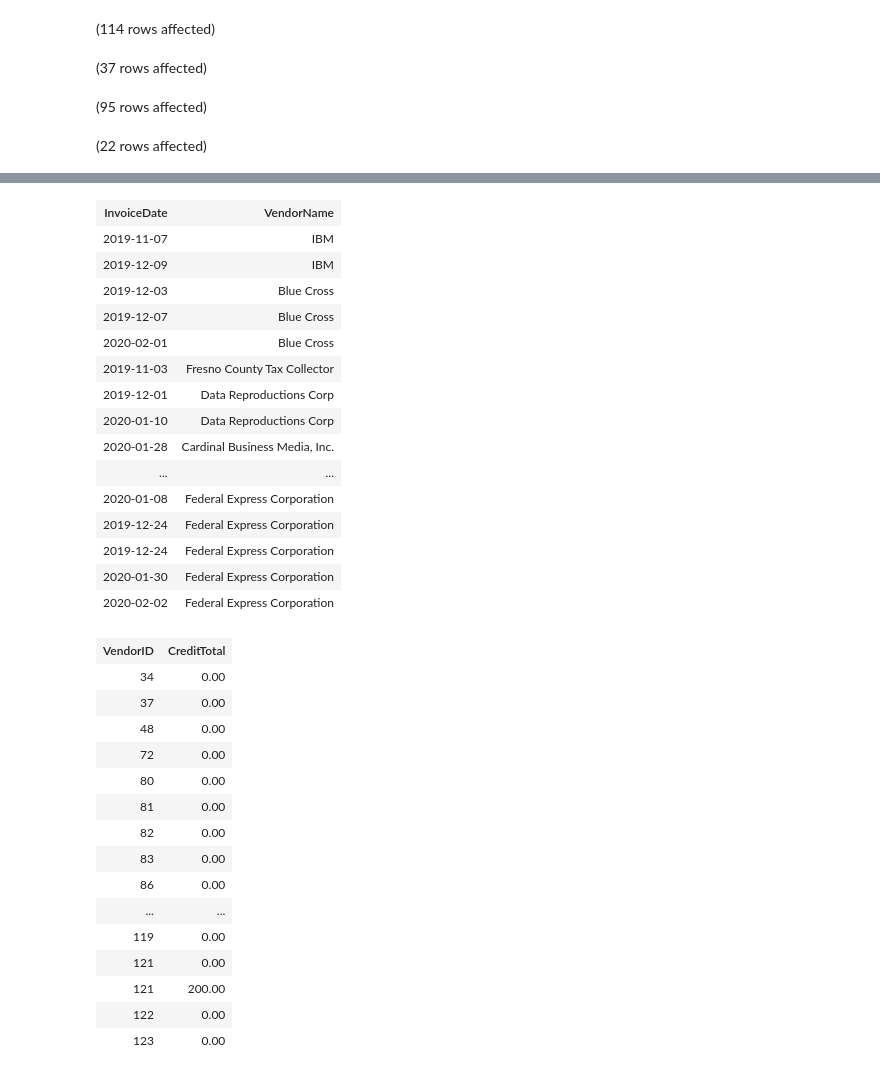
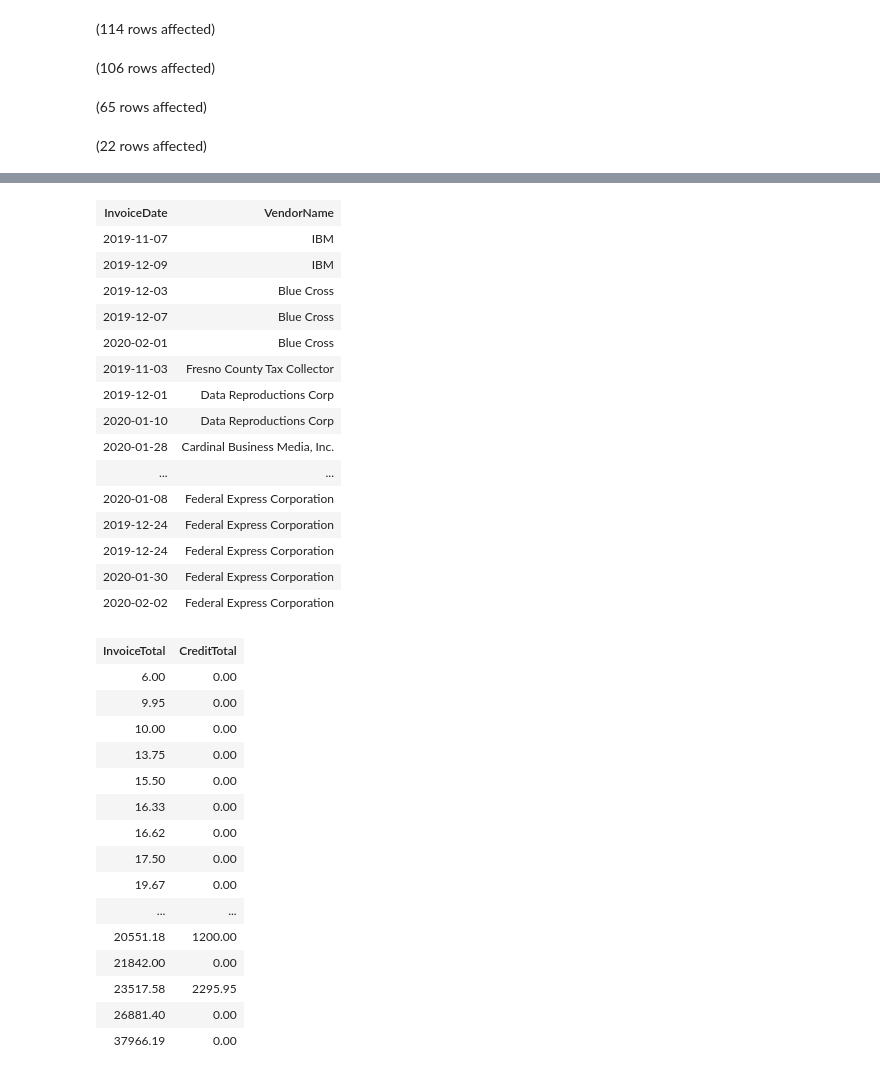
Before and after one commit to hekaplex/2022_03_DSI_WD, a Jupyter notebook: Temitope_Oyeleye/Python/AP A2-1.ipynb, the cells around one changed output, grey strips where cells are left out. Saved outputs shown, nothing was run; the diff lists cells and outputs as text; code cells hidden in the pictures.

```diff
--- a/Temitope_Oyeleye/Python/AP A2-1.ipynb
+++ b/Temitope_Oyeleye/Python/AP A2-1.ipynb
@@ -1,23 +1,27 @@
 # %%
+-- Comparing tables to See Dates Vendors are Invoiced
 SELECT InvoiceDate, VendorName
 FROM Vendors JOIN Invoices
     ON Vendors.VendorID = Invoices.VendorID;
 GO
 
-SELECT VendorID, CreditTotal
+-- Identified all Credit Used on Invoice
+SELECT InvoiceTotal, CreditTotal
     FROM Invoices
 INTERSECT
-SELECT VendorID, CreditTotal
+SELECT InvoiceTotal, CreditTotal
     FROM Invoices;
 GO
 
+-- What AVG invoiceTotals are < $200
 SELECT InvoiceID, AVG(InvoiceTotal) AS AverageInvoiceAmount
 FROM Invoices
 GROUP BY InvoiceID
-HAVING AVG(InvoiceTotal) < 2000
+HAVING AVG(InvoiceTotal) < 200
 ORDER BY AverageInvoiceAmount ASC;
 GO
 
+--#s of Vendors in Diff groups with same InvoiceTotal  > $3000
 SELECT InvoiceID, InvoiceTotal, COUNT (*) AS QtyVendors
 FROM Invoices
 WHERE InvoiceTotal > 3000
@@ -25,6 +29,6 @@ GROUP BY GROUPING SETS(InvoiceID, InvoiceTotal)
 ORDER BY InvoiceID DESC, InvoiceTotal DESC;
 # %% [output]
 (114 rows affected)
-(37 rows affected)
+(106 rows affected)
-(95 rows affected)
+(65 rows affected)
 (22 rows affected)
@@ -32,35 +36,35 @@ Total execution time: 00:00:00.030
 | InvoiceDate | VendorName |
 | 2019-11-07 | IBM |
 | 2019-12-09 | IBM |
 | 2019-12-03 | Blue Cross |
 | 2019-12-07 | Blue Cross |
 | 2020-02-01 | Blue Cross |
 | 2019-11-03 | Fresno County Tax Collector |
 | 2019-12-01 | Data Reproductions Corp |
 | 2020-01-10 | Data Reproductions Corp |
 | 2020-01-28 | Cardinal Business Media, Inc. |
 | ... | ... |
 | 2020-01-08 | Federal Express Corporation |
 | 2019-12-24 | Federal Express Corporation |
 | 2019-12-24 | Federal Express Corporation |
 | 2020-01-30 | Federal Express Corporation |
 | 2020-02-02 | Federal Express Corporation |
-| VendorID | CreditTotal |
-| 34 | 0.00 |
-| 37 | 0.00 |
-| 48 | 0.00 |
-| 72 | 0.00 |
-| 80 | 0.00 |
-| 81 | 0.00 |
-| 82 | 0.00 |
-| 83 | 0.00 |
-| 86 | 0.00 |
+| InvoiceTotal | CreditTotal |
+| 6.00 | 0.00 |
+| 9.95 | 0.00 |
+| 10.00 | 0.00 |
+| 13.75 | 0.00 |
+| 15.50 | 0.00 |
+| 16.33 | 0.00 |
+| 16.62 | 0.00 |
+| 17.50 | 0.00 |
+| 19.67 | 0.00 |
 | ... | ... |
-| 119 | 0.00 |
-| 121 | 0.00 |
-| 121 | 200.00 |
-| 122 | 0.00 |
-| 123 | 0.00 |
+| 20551.18 | 1200.00 |
+| 21842.00 | 0.00 |
+| 23517.58 | 2295.95 |
+| 26881.40 | 0.00 |
+| 37966.19 | 0.00 |
 | InvoiceID | AverageInvoiceAmount |
 | 14 | 6.00 |
 | 20 | 6.00 |
```
Also changed, not shown: parts of 1 cell of this notebook, 1 other file.
